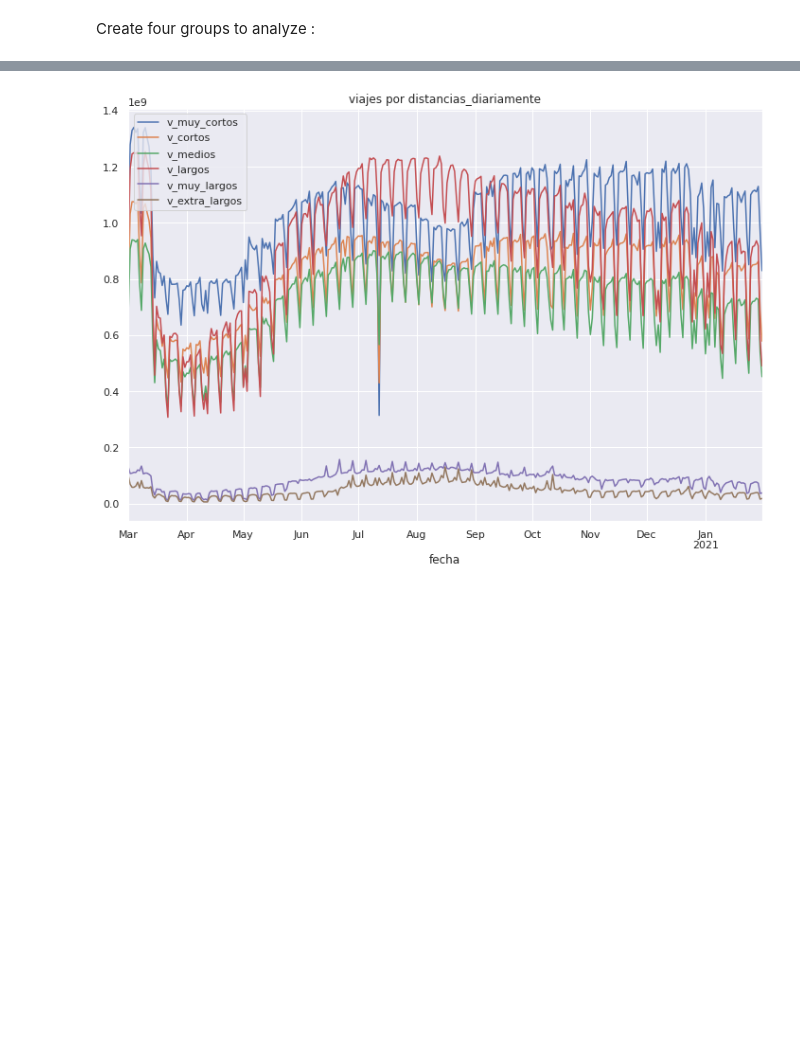
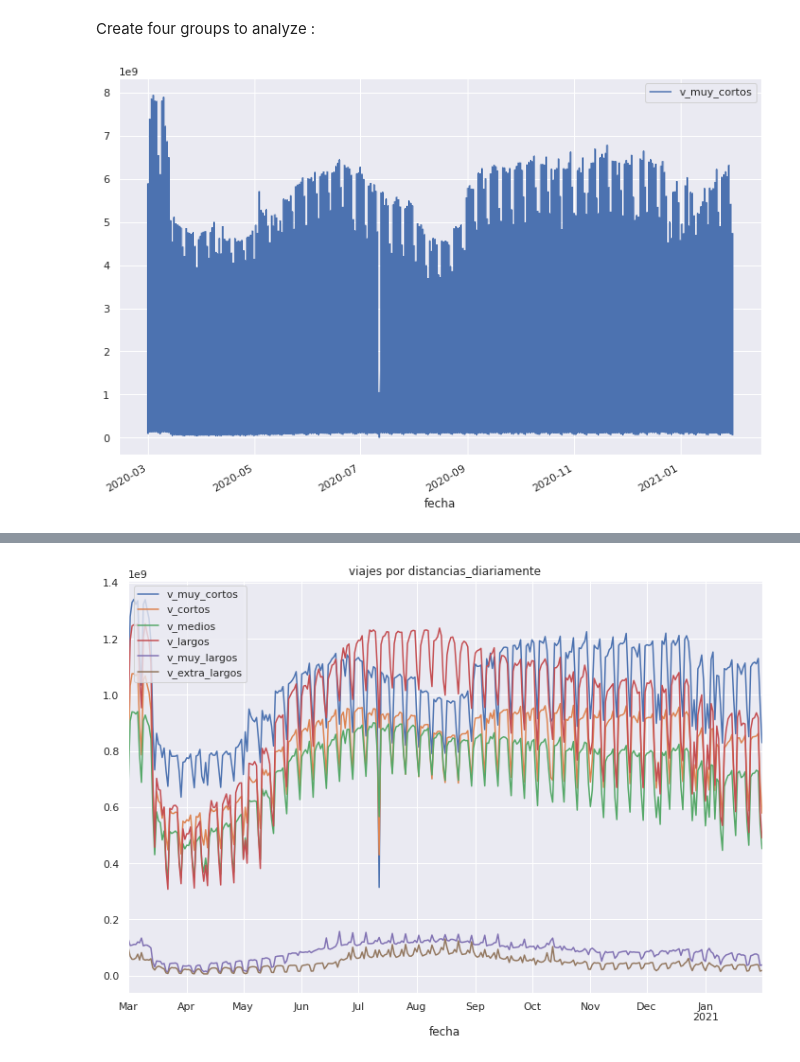
Before and after one commit to pepegil/Covid-19-Mobility-Climate, a Jupyter notebook: 1-EDA-mobility_0.ipynb, the cells around one changed output, grey strips where cells are left out. Drawn from its saved outputs; the diff is of its cells as text; code cells hidden in the pictures; blank space fills up the shorter version.

```diff
--- a/1-EDA-mobility_0.ipynb
+++ b/1-EDA-mobility_0.ipynb
@@ -90,0 +91,5 @@ features_personas = m1[['cero_viajes', 'un_viaje', 'dos_viajes', 'mas_de_dos_via
+# %%
+muy_cortos = features_distancias[['provincia','v_muy_cortos']].copy()
+muy_cortos.plot(figsize=(12, 8)); plt.show()
+# %% [output]
+[figure, added]
```
Also changed, not shown: parts of 11 cells of this notebook, 9 other files.
